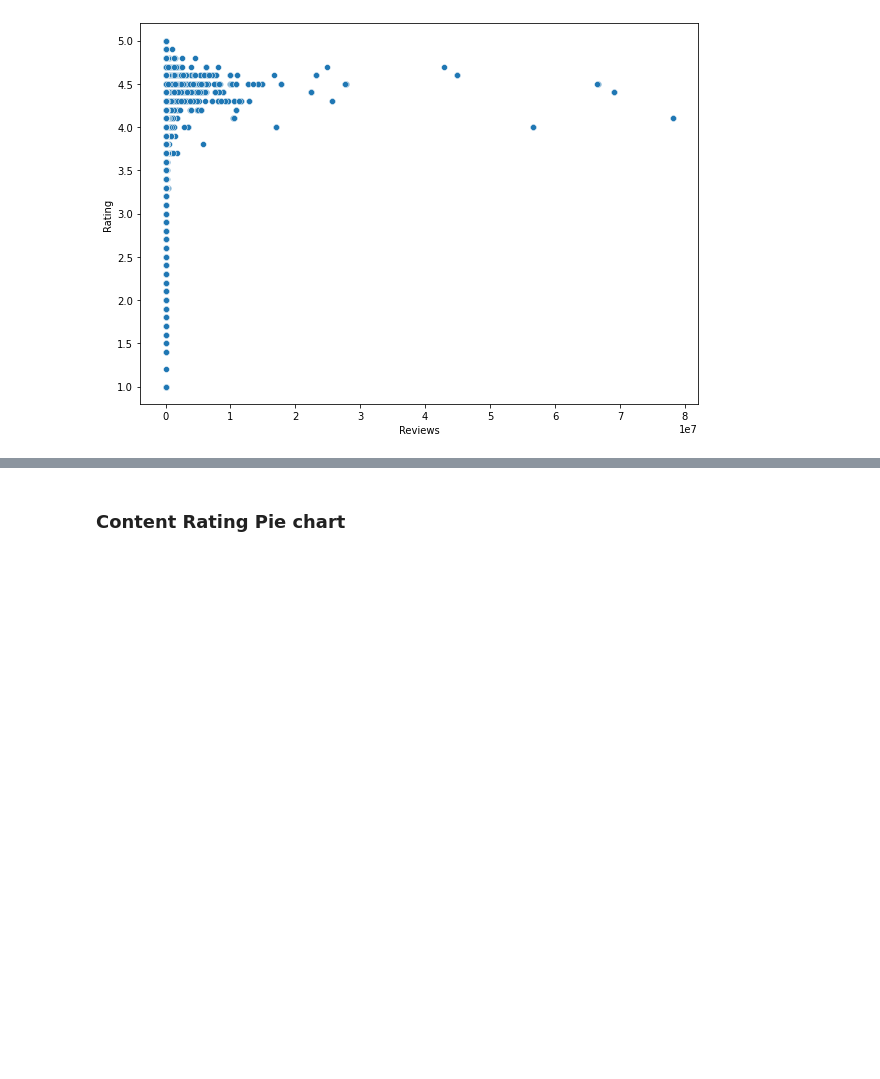
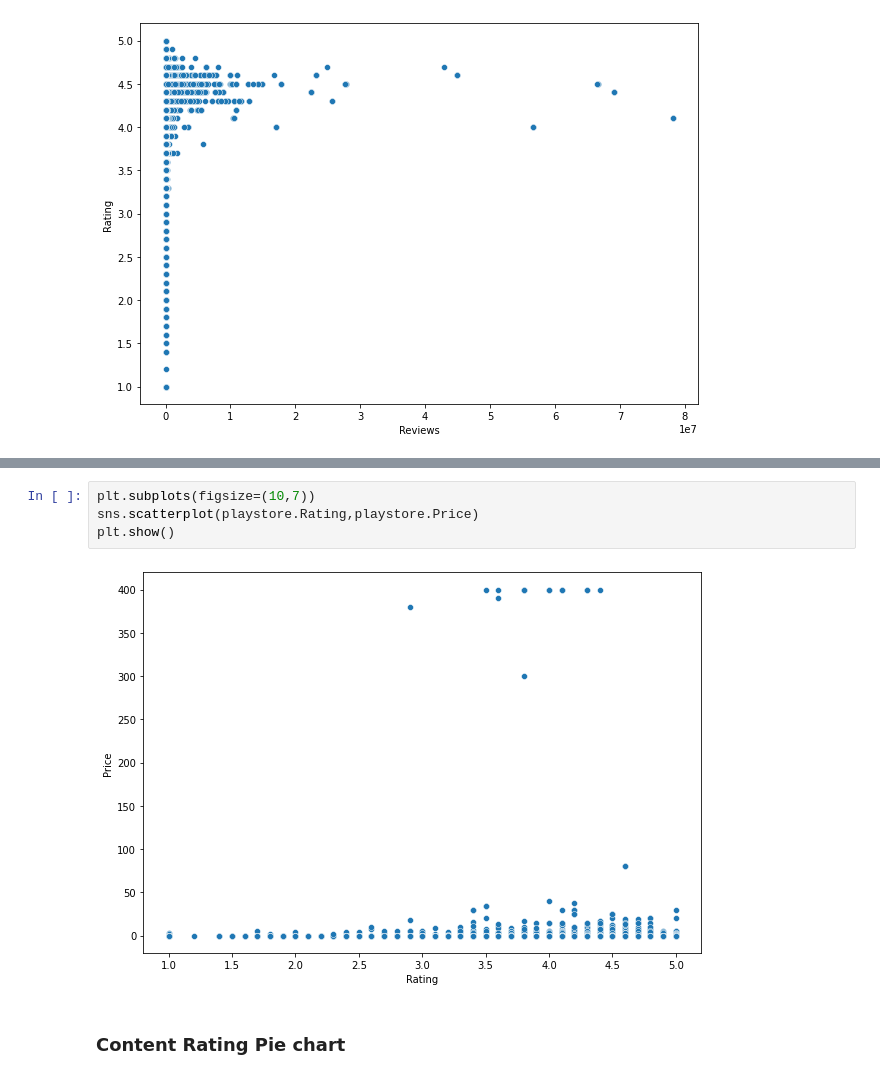
Before and after one commit to PrathnaPel/GooglePlayStoreML, a Jupyter notebook: Data Preprocessiong and Exploration.ipynb, the cells around one changed output, grey strips where cells are left out. Cells and saved outputs as stored; diff of their text form; blank space fills up the shorter version.

```diff
--- a/Data Preprocessiong and Exploration.ipynb
+++ b/Data Preprocessiong and Exploration.ipynb
@@ -225,3 +250,9 @@ plt.show()
+# %%
+plt.subplots(figsize=(10,7))
+sns.scatterplot(playstore.Rating,playstore.Price)
+plt.show()
+# %% [output]
+[figure, added]
 # %% [markdown]
 ### Content Rating Pie chart
 # %%
```
Also changed, not shown: parts of 5 cells of this notebook, 4 other files.
